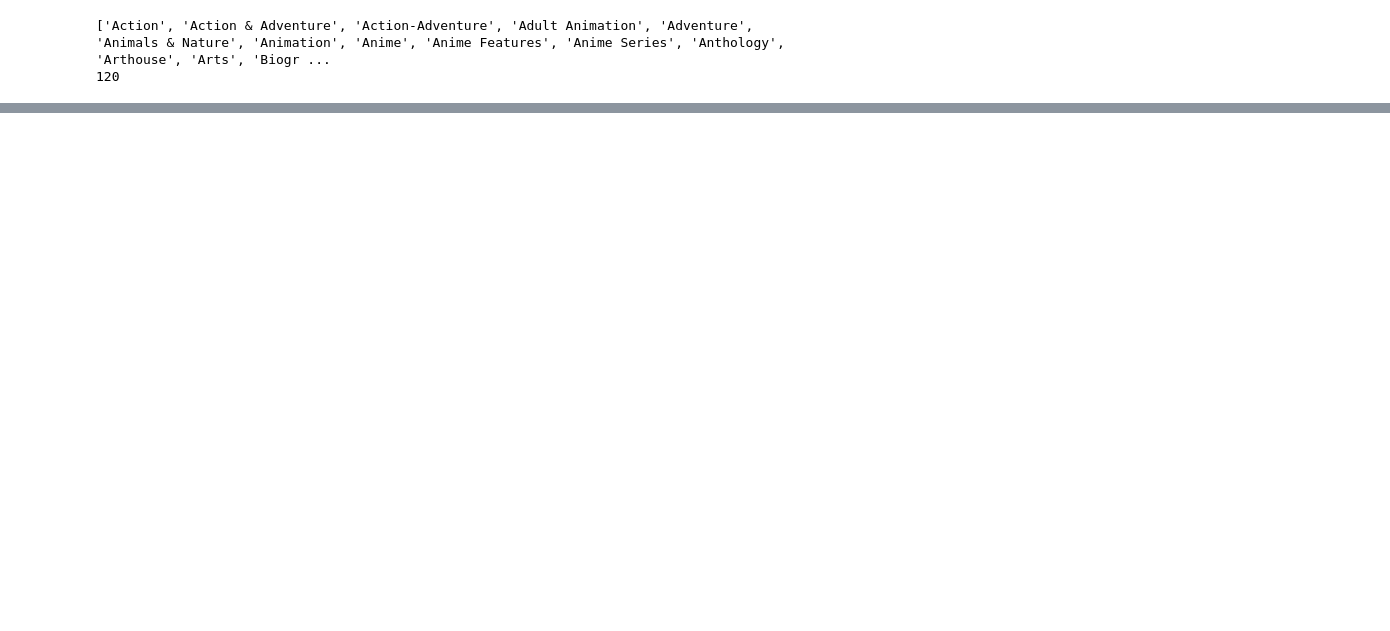
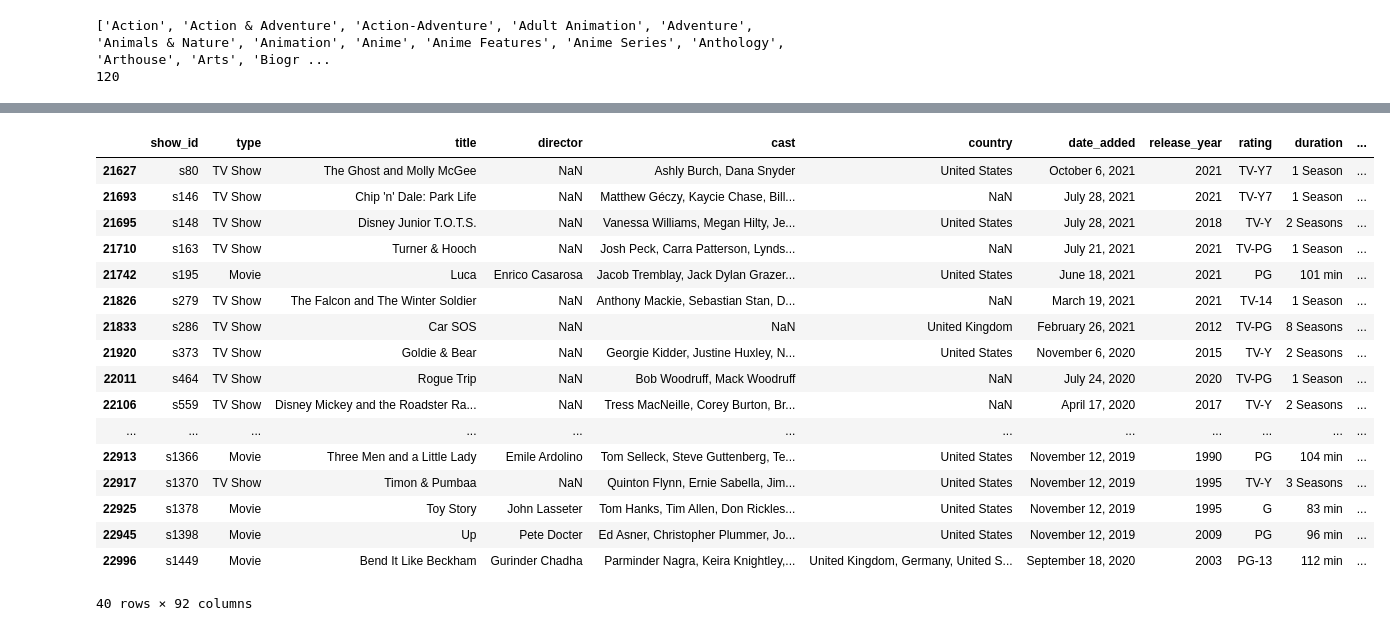
Before and after one commit to enau7/TV-Popularity-Project, a Jupyter notebook: Data/genre_exploration.ipynb, the cells around one changed output, grey strips where cells are left out. Drawn from its saved outputs; the diff is of its cells as text; code cells hidden in the pictures; blank space fills up the shorter version.

```diff
--- a/Data/genre_exploration.ipynb
+++ b/Data/genre_exploration.ipynb
@@ -5,10 +5,10 @@ df = pd.read_csv("data/streaming_titles.csv")
 # %%
 # Get genres as a set
 
-genrelistraw = df["listed_in"].to_list()
+genre_list_raw = df["listed_in"].to_list()
 
 genres = set()
-for elem in genrelistraw:
+for elem in genre_list_raw:
     if type(elem) != str:
         continue
     splitted = elem.split(', ')
@@ -31,0 +92,17 @@ We should check to make sure no other genre names have commas in them like this.
+# %%
+df = pd.read_csv("data/streaming_titles.csv")
+for i in range(len(df)):
+    elem = df.loc[i,'listed_in']
+    if type(elem) != str:
+        continue
+    splitted = elem.split(', ')
+    for k in splitted:
+        key = [k]
+        if k in genre_reduction:
+            key = genre_reduction[k]
+        for l in key:
+            df.loc[i,"genre." + l.replace(" ", "_")] = True
+
+df.fillna({x : False for x in df.columns[pd.Series(df.columns).str.startswith("genre")]}, inplace=True)
+
+df
@@ -31,0 +123,21 @@ We should check to make sure no other genre names have commas in them like this.
+# %%
+df[df["genre.Buddy"] == True]
+# %% [output]
+|  | show_id | type | title | director | cast | country | date_added | release_year | rating | duration | ... |
+| 21627 | s80 | TV Show | The Ghost and Molly McGee | NaN | Ashly Burch, Dana Snyder | United States | October 6, 2021 | 2021 | TV-Y7 | 1 Season | ... |
+| 21693 | s146 | TV Show | Chip 'n' Dale: Park Life | NaN | Matthew Géczy, Kaycie Chase, Bill... | NaN | July 28, 2021 | 2021 | TV-Y7 | 1 Season | ... |
+| 21695 | s148 | TV Show | Disney Junior T.O.T.S. | NaN | Vanessa Williams, Megan Hilty, Je... | United States | July 28, 2021 | 2018 | TV-Y | 2 Seasons | ... |
+| 21710 | s163 | TV Show | Turner & Hooch | NaN | Josh Peck, Carra Patterson, Lynds... | NaN | July 21, 2021 | 2021 | TV-PG | 1 Season | ... |
+| 21742 | s195 | Movie | Luca | Enrico Casarosa | Jacob Tremblay, Jack Dylan Grazer... | United States | June 18, 2021 | 2021 | PG | 101 min | ... |
+| 21826 | s279 | TV Show | The Falcon and The Winter Soldier | NaN | Anthony Mackie, Sebastian Stan, D... | NaN | March 19, 2021 | 2021 | TV-14 | 1 Season | ... |
+| 21833 | s286 | TV Show | Car SOS | NaN | NaN | United Kingdom | February 26, 2021 | 2012 | TV-PG | 8 Seasons | ... |
+| 21920 | s373 | TV Show | Goldie & Bear | NaN | Georgie Kidder, Justine Huxley, N... | United States | November 6, 2020 | 2015 | TV-Y | 2 Seasons | ... |
+| 22011 | s464 | TV Show | Rogue Trip | NaN | Bob Woodruff, Mack Woodruff | NaN | July 24, 2020 | 2020 | TV-PG | 1 Season | ... |
+| 22106 | s559 | TV Show | Disney Mickey and the Roadster Ra... | NaN | Tress MacNeille, Corey Burton, Br... | NaN | April 17, 2020 | 2017 | TV-Y | 2 Seasons | ... |
+| ... | ... | ... | ... | ... | ... | ... | ... | ... | ... | ... | ... |
+| 22913 | s1366 | Movie | Three Men and a Little Lady | Emile Ardolino | Tom Selleck, Steve Guttenberg, Te... | United States | November 12, 2019 | 1990 | PG | 104 min | ... |
+| 22917 | s1370 | TV Show | Timon & Pumbaa | NaN | Quinton Flynn, Ernie Sabella, Jim... | United States | November 12, 2019 | 1995 | TV-Y | 3 Seasons | ... |
+| 22925 | s1378 | Movie | Toy Story | John Lasseter | Tom Hanks, Tim Allen, Don Rickles... | United States | November 12, 2019 | 1995 | G | 83 min | ... |
+| 22945 | s1398 | Movie | Up | Pete Docter | Ed Asner, Christopher Plummer, Jo... | United States | November 12, 2019 | 2009 | PG | 96 min | ... |
+| 22996 | s1449 | Movie | Bend It Like Beckham | Gurinder Chadha | Parminder Nagra, Keira Knightley,... | United Kingdom, Germany, United S... | September 18, 2020 | 2003 | PG-13 | 112 min | ... |
+40 rows × 92 columns
```
Also changed, not shown: parts of 5 cells of this notebook, 3 other files.
